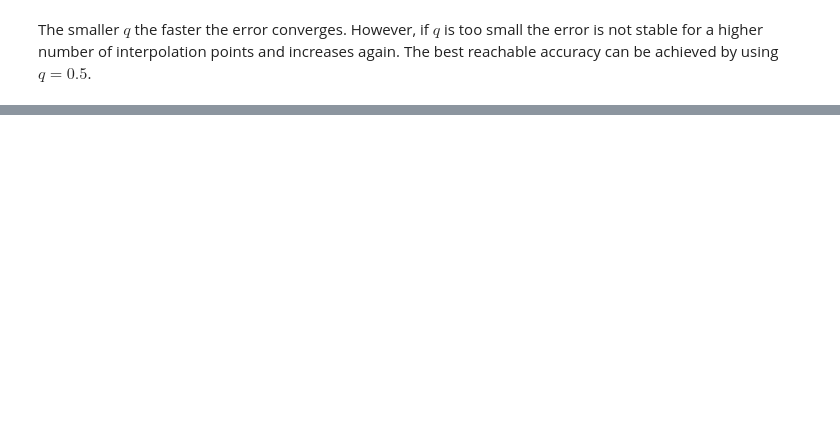
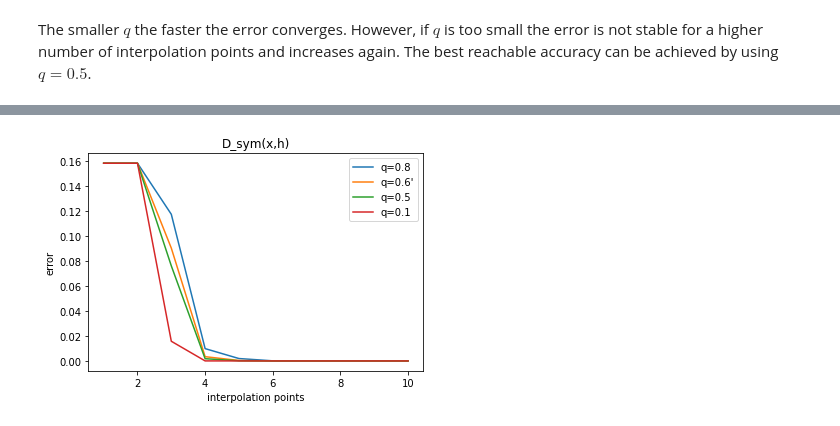
Before and after one commit to jakobtroidl/cn_exercise, a Jupyter notebook: task_4.ipynb, the cells around one changed output, grey strips where cells are left out. Drawn from its saved outputs; the diff is of its cells as text; code cells hidden in the pictures; blank space fills up the shorter version.

```diff
--- a/task_4.ipynb
+++ b/task_4.ipynb
@@ -81,0 +88,19 @@ plt.show()
+# %%
+errors5 = diff(0.8, D_sym)
+errors6 = diff(0.6, D_sym)
+errors7 = diff(0.5, D_sym)
+errors8 = diff(0.1, D_sym)
+
+plt.title("D_sym(x,h)")
+plt.xlabel("interpolation points")
+plt.ylabel("error")
+
+plt.plot (range(1,len(errors5)+1), errors5, label="q=0.8")
+plt.plot (range(1,len(errors6)+1), errors6, label="q=0.6'")
+plt.plot (range(1,len(errors7)+1), errors7, label="q=0.5")
+plt.plot (range(1,len(errors8)+1), errors8, label="q=0.1")
+
+plt.legend()
+plt.show()
+# %% [output]
+[figure, added]
```
Also changed, not shown: parts of 4 cells of this notebook.
